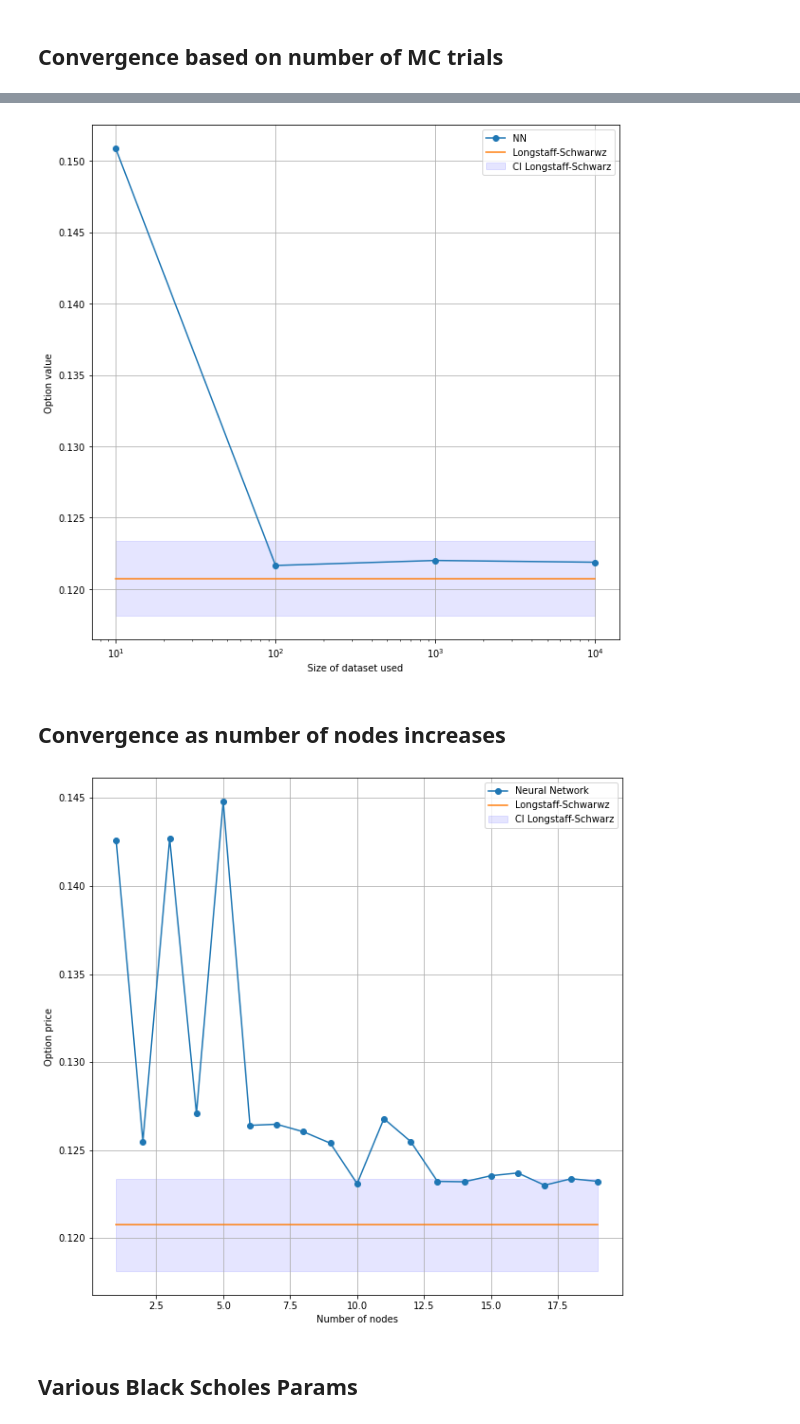
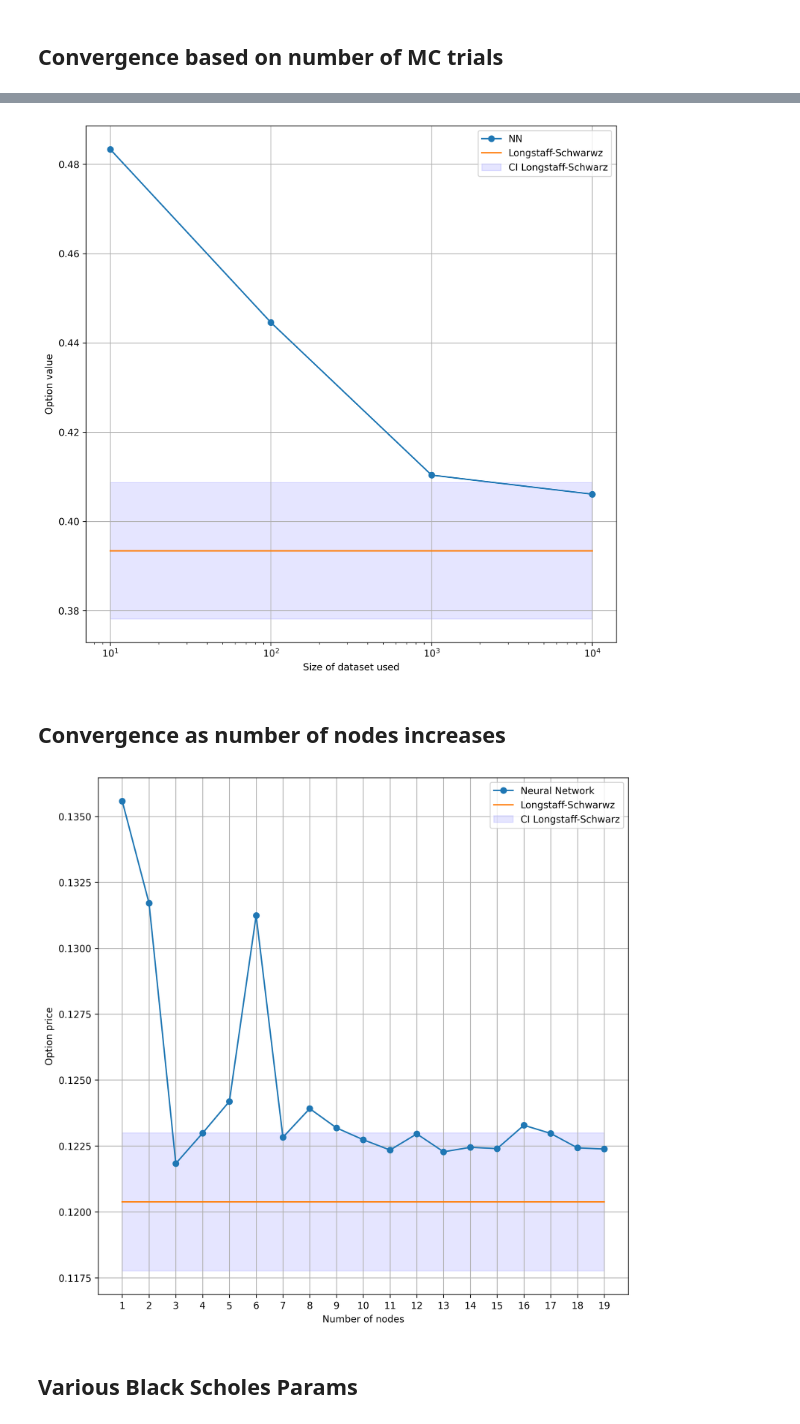
Before and after one commit to SByeUva/advance_computational_finance, a Jupyter notebook: NN-sensitivities.ipynb, the cells around one changed output, grey strips where cells are left out. Cells and saved outputs as stored; diff of their text form; code cells hidden in the pictures.

Commit message:
figures

```diff
--- a/NN-sensitivities.ipynb
+++ b/NN-sensitivities.ipynb
@@ -59,10 +59,17 @@ def identify_positions(wt_list, strike_list):
     return no_of_pos_dict["C"], no_of_pos_dict["P"], no_of_pos_dict["F"], no_of_pos_dict["N"], positions
 
 def find_instr_params(nn_strikes, inner_wts, outer_wts, outer_bias, positions, s_init):
+
     strikes_array = np.where(positions == "F",
                             - s_init * np.divide(np.abs(nn_strikes), np.abs(inner_wts)),
                             s_init * np.divide(np.abs(nn_strikes), np.abs(inner_wts)))
     deposit = outer_bias * s_init
+    '''
+    strikes_array = np.where(positions == "F",
+                            np.divide(np.abs(nn_strikes), np.abs(inner_wts)),
+                            np.divide(np.abs(nn_strikes), np.abs(inner_wts)))
+    deposit = outer_bias
+    '''
     pfl_weights = np.multiply(np.abs(inner_wts), outer_wts)
 
     return strikes_array, deposit, pfl_weights
@@ -113,6 +120,7 @@ class neural_bermudan_fitter:
         self.nodes = nodes
         self.epochs = epochs
         self.ittol=ittol
+        self.Q_hats = []
 
         self.evaluate_final()
         self.histories = []
@@ -189,6 +197,9 @@ class neural_bermudan_fitter:
         self.Q_hat, self.pvt0_nn = static_hedge_value_nn(self.stock_paths[:,self.dates[m+1]], strike_array, positions, pfl_wts, deposit,
                                                                self.s_init, self.r, self.delta, self.sigma, self.t)
 
+        self.Q_hats.append(self.Q_hat)
+
+
     def run_pricing_simulation(self):
         # time to maturity for european options
         self.t = 1
@@ -231,7 +242,7 @@ class neural_bermudan_fitter:
         while self.histories[-1].history['loss'][-1] > 10 and i< self.ittol:
             i+=1
             print("warning. NN didn't converge")
-            print(f"loss: {self.histories[-1].history['loss'][-1]}, time: {date}")
+            #print(f"loss: {self.histories[-1].history['loss'][-1]}, time: {date}")
             self.histories.append(self.nnets[-1].fit(X_train.reshape(-1,1), Y_train.reshape(-1,1), epochs=self.epochs, callbacks=[self.callback], verbose=0))
 # %%
 def GBM_exact(T, S, sigma, r, M):
@@ -250,7 +261,7 @@ T = M = N = 4
 dates = np.flip(np.arange(0,N))
 K = 1.1
 S = 1
-K = 1.1
+K = 0.9
 sigma = 0.2
 r = 0.06
 realizations = 2000
@@ -293,7 +304,7 @@ times = np.zeros((len(trials), len(nodes)))
 for i, trial in tqdm(enumerate(trials)):
     for j, node in enumerate(nodes):
         tic = time.time()
-        s_all = np.array([np.array(GBM_exact(T, S, sigma, r, M)) for x in range(trial)])
+        s_all = np.array([np.array(GBM_exact(T, 10, sigma, r, M)) for x in range(trial)])
 
         nf = neural_bermudan_fitter(r, sigma, s_all,  K, dates, epochs = 1000, nodes= node)
         nf.run_pricing_simulation()
@@ -364,8 +377,8 @@ plt.show()
 # Variables used
 T = M = N = 4
 K = 1.1
-S = 1
-K = 1.1
+S = 10
+K = 9
 sigma = 0.2
 r = 0.06
 #realizations = 2000
@@ -415,5 +443,5 @@ for s_trial in tqdm(s_trials):
 # %%
-plt.figure(figsize = (10,10))
+plt.figure(figsize = (10,10), dpi = 300)
 plt.plot(trials, results_convergence, label = 'NN', marker = 'o')
 plt.plot(trials, [american_mean] * len(trials), label = 'Longstaff-Schwarwz')
 plt.fill_between(trials, (american_mean - american_se), (american_mean + american_se), color = 'b', alpha = .1,
@@ -424,9 +452,10 @@ plt.xlabel('Size of dataset used')
 plt.ylabel('Option value')
 plt.xscale('log')
 plt.grid()
+#plt.savefig('figures/nn_dataset.jpeg')
 plt.show()
 # %% [output]
-[figure, old version]
+[figure, new version]
 # %% [markdown]
 ## Convergence as number of nodes increases
 # %%
@@ -484,19 +513,21 @@ for nodes in tqdm(Nnodes):
     # Save price
     results_convergence.append(nf.pvt0_nn)
 # %%
-plt.figure(figsize = (10, 10))
+plt.figure(figsize = (10, 10), dpi = 300)
 plt.plot(Nnodes, results_convergence, marker = 'o', label = 'Neural Network')
 plt.plot(Nnodes, [american_mean] * len(Nnodes), label = 'Longstaff-Schwarwz')
 plt.fill_between(Nnodes, (american_mean - american_se), (american_mean + american_se), color = 'b', alpha = .1,
                 label = 'CI Longstaff-Schwarz')
 
 plt.grid()
 plt.xlabel('Number of nodes')
+plt.xticks(Nnodes)
 plt.ylabel('Option price')
 plt.legend()
+plt.savefig('figures/nn_nodes.jpeg')
 plt.show()
 # %% [output]
-[figure, old version]
+[figure, new version]
 # %% [markdown]
 ## Various Black Scholes Params
 # %%
```
Also changed, not shown: parts of 14 cells of this notebook, 9 other files.
